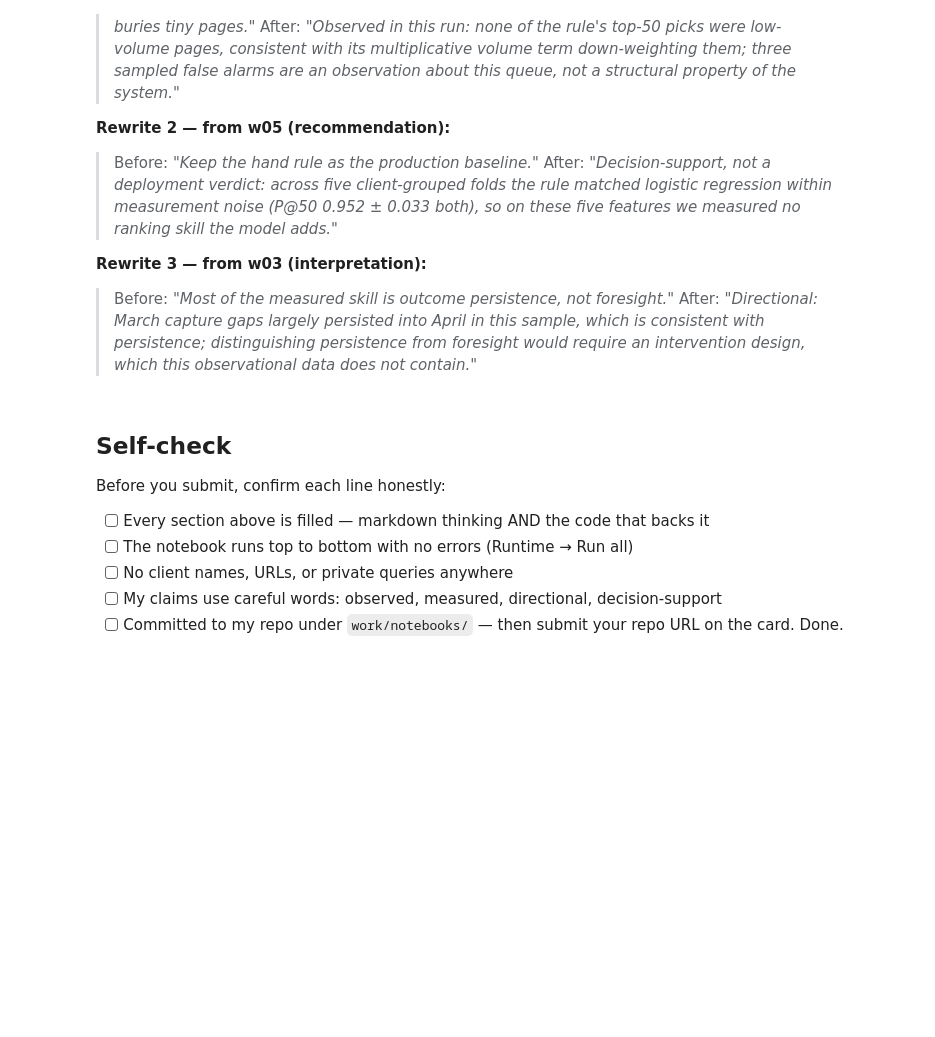
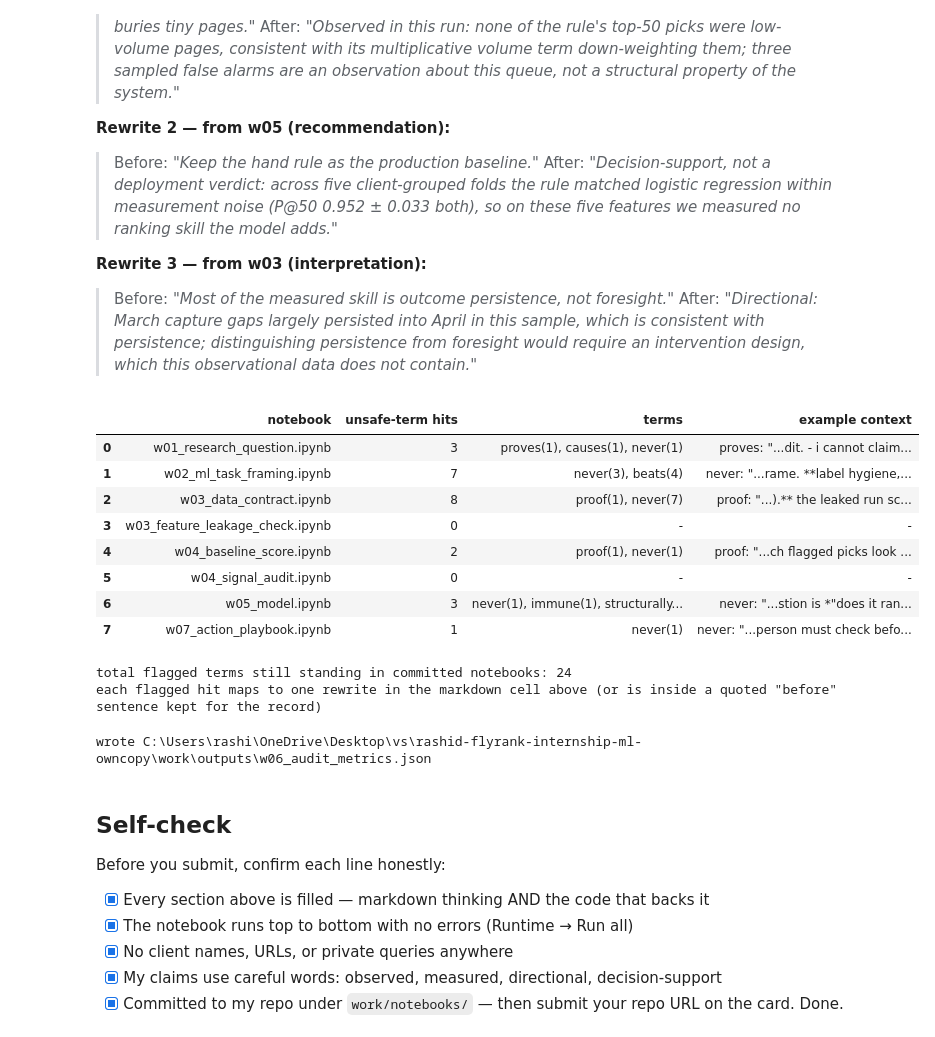
Before and after one commit to rashidsami10000-afk/rashid-flyrank-internship-ml-owncopy, a Jupyter notebook: work/notebooks/w06_validation_audit.ipynb, the cells around one changed output. Cells and saved outputs as stored; diff of their text form; code cells hidden in the pictures; blank space fills up the shorter version.

```diff
--- a/work/notebooks/w06_validation_audit.ipynb
+++ b/work/notebooks/w06_validation_audit.ipynb
@@ -309,28 +357,48 @@ would ask the paper's authors to rewrite theirs.
 # %%
 # executable language audit over my committed notebooks (this one excluded -
 # it quotes the old sentences on purpose)
 import re, pathlib
+import nbformat
 
 UNSAFE = ['proves', 'proof', 'causes', 'guarantee', 'always', 'never',
           'immune', 'structurally immune', 'beats', 'ensures', 'definitively']
 nb_dir = ROOT / 'work' / 'notebooks'
 scan_rows = []
 for p in sorted(nb_dir.glob('w0*.ipynb')):
     if p.name == 'w06_validation_audit.ipynb':
         continue
     nbj = nbformat.read(p, as_version=4)
     text = ' '.join(c.source for c in nbj.cells if c.cell_type == 'markdown').lower()
     hits = {w: text.count(w) for w in UNSAFE if text.count(w)}
+
+    def snippet(term, width=45):
+        i = text.find(term)
+        return ('...' + text[max(0, i-width):i+len(term)+width] + '...').replace(chr(10), ' ')
+
+    examples = ' || '.join(f'{t}: "{snippet(t)}"' for t in list(hits)[:2])
     scan_rows.append({'notebook': p.name,
                       'unsafe-term hits': sum(hits.values()),
-                      'terms': ', '.join(f'{k}({v})' for k, v in hits.items()) or '-'})
+                      'terms': ', '.join(f'{k}({v})' for k, v in hits.items()) or '-',
+                      'example context': examples or '-'})
 
-import nbformat
 scan_table = pd.DataFrame(scan_rows)
-display(scan_table)
+with pd.option_context('display.max_colwidth', 90, 'display.width', 250):
+    display(scan_table)
 total = int(scan_table['unsafe-term hits'].sum())
 print(f'total flagged terms still standing in committed notebooks: {total}')
 print('each flagged hit maps to one rewrite in the markdown cell above (or is inside a quoted "before" sentence kept for the record)')
+# %% [output]
+|  | notebook | unsafe-term hits | terms | example context |
+| 0 | w01_research_question.ipynb | 3 | proves(1), causes(1), never(1) | proves: "...dit. - i cannot claim... |
+| 1 | w02_ml_task_framing.ipynb | 7 | never(3), beats(4) | never: "...rame. **label hygiene,... |
+| 2 | w03_data_contract.ipynb | 8 | proof(1), never(7) | proof: "...).** the leaked run sc... |
+| 3 | w03_feature_leakage_check.ipynb | 0 | - | - |
+| 4 | w04_baseline_score.ipynb | 2 | proof(1), never(1) | proof: "...ch flagged picks look ... |
+| 5 | w04_signal_audit.ipynb | 0 | - | - |
+| 6 | w05_model.ipynb | 3 | never(1), immune(1), structurally... | never: "...stion is *"does it ran... |
+| 7 | w07_action_playbook.ipynb | 1 | never(1) | never: "...person must check befo... |
+total flagged terms still standing in committed notebooks: 24
+each flagged hit maps to one rewrite in the markdown cell above (or is inside a quoted "before" sentence kept for the record)
 # %%
 # receipts
 import json, datetime
@@ -345,19 +413,21 @@ metrics = {
                        'grouped_overlap_zero': True,
                        'survivorship': {'kept': int(kept_n), 'dropped_no_april_label': int(dropped_n)}},
     'sibling_experiment_P50': {'without_tier_expected_apr': round(honest_p50, 3),
-                               'with_tier_expected_apr': round(leaky_p50, 3)},
+                               'with_apr_gap_ratio_planted': round(leaky_p50, 3)},
     'unsafe_term_hits_remaining': total,
 }
 with open(OUT_DIR / 'w06_audit_metrics.json', 'w') as f:
     json.dump(metrics, f, indent=2)
 print(f'wrote {OUT_DIR / "w06_audit_metrics.json"}')
+# %% [output]
+wrote C:\Users\rashi\OneDrive\Desktop\vs\rashid-flyrank-internship-ml-owncopy\work\outputs\w06_audit_metrics.json
 # %% [markdown]
 ## Self-check
 
 Before you submit, confirm each line honestly:
 
-- [ ] Every section above is filled — markdown thinking AND the code that backs it
-- [ ] The notebook runs top to bottom with no errors (Runtime → Run all)
-- [ ] No client names, URLs, or private queries anywhere
-- [ ] My claims use careful words: observed, measured, directional, decision-support
-- [ ] Committed to my repo under `work/notebooks/` — then submit your repo URL on the card. Done.
+- [x] Every section above is filled — markdown thinking AND the code that backs it
+- [x] The notebook runs top to bottom with no errors (Runtime → Run all)
+- [x] No client names, URLs, or private queries anywhere
+- [x] My claims use careful words: observed, measured, directional, decision-support
+- [x] Committed to my repo under `work/notebooks/` — then submit your repo URL on the card. Done.
```
Also changed, not shown: parts of 7 cells of this notebook, 1 other file.
